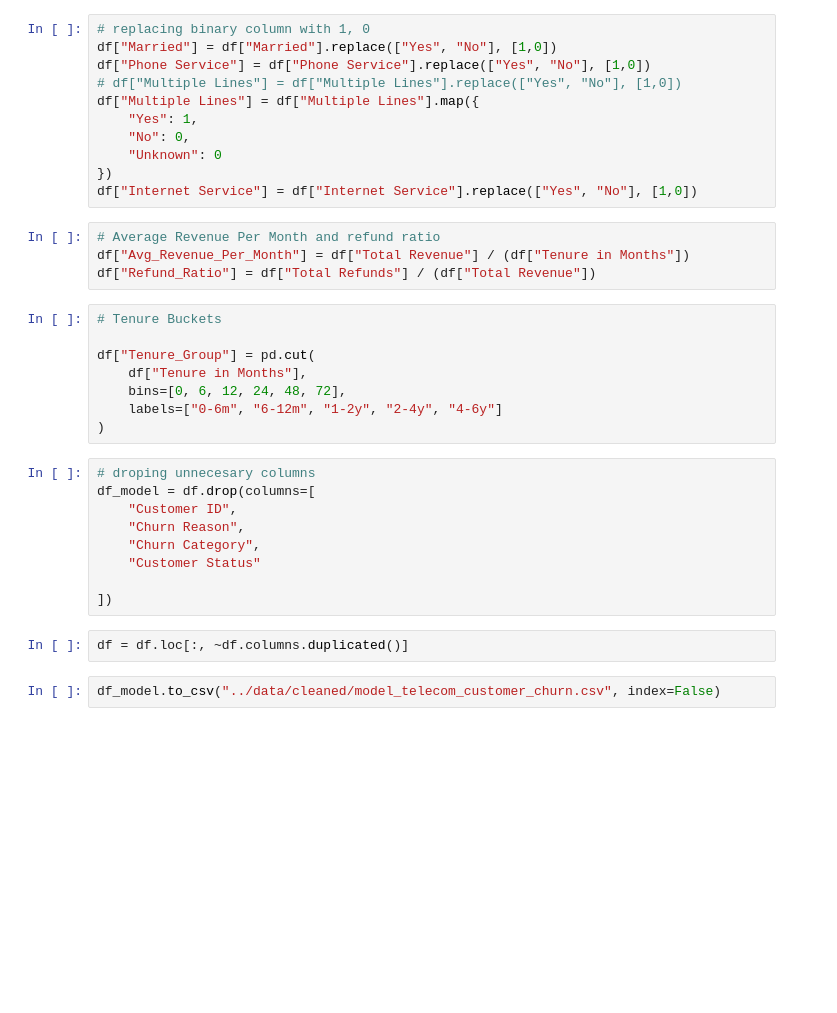
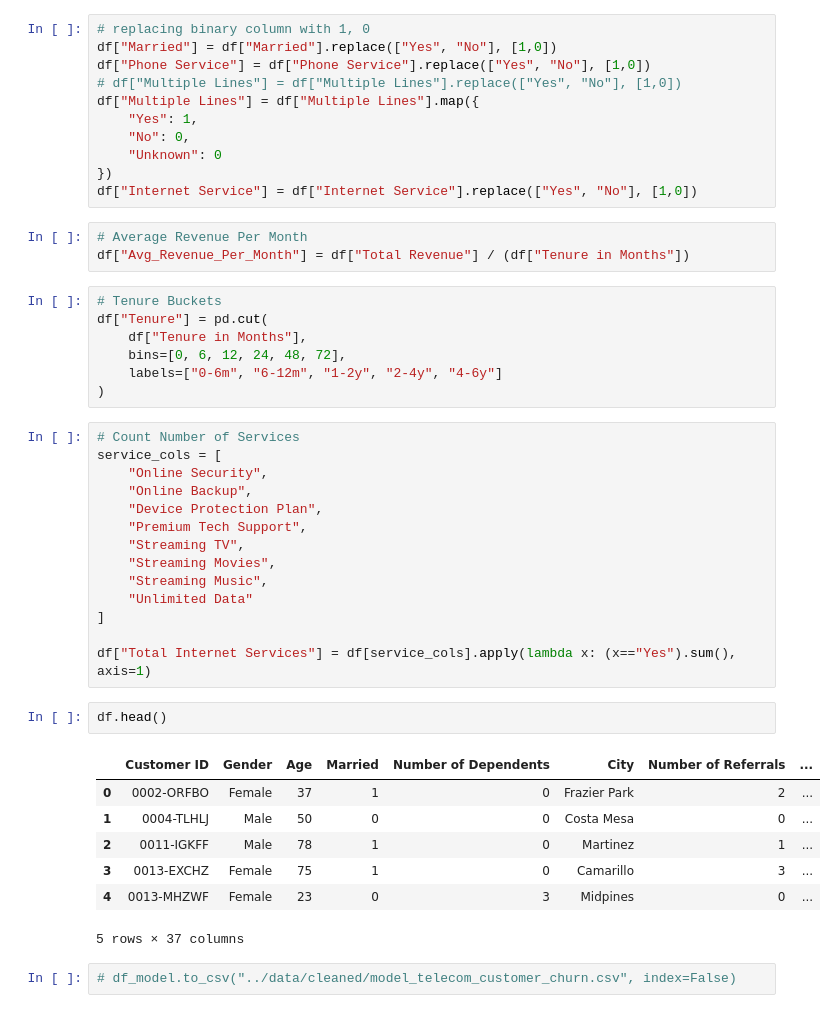
Before and after one commit to kwiver/customer_churn, a Jupyter notebook: notebooks/03_feature_engineering.ipynb, the cells around one changed output. Cells and saved outputs as stored; diff of their text form; blank space fills up the shorter version.

```diff
--- a/notebooks/03_feature_engineering.ipynb
+++ b/notebooks/03_feature_engineering.ipynb
@@ -36,27 +36,38 @@ df["Multiple Lines"] = df["Multiple Lines"].map({
 })
 df["Internet Service"] = df["Internet Service"].replace(["Yes", "No"], [1,0])
 # %%
-# Average Revenue Per Month and refund ratio
+# Average Revenue Per Month
 df["Avg_Revenue_Per_Month"] = df["Total Revenue"] / (df["Tenure in Months"])
-df["Refund_Ratio"] = df["Total Refunds"] / (df["Total Revenue"])
 # %%
 # Tenure Buckets
-
-df["Tenure_Group"] = pd.cut(
+df["Tenure"] = pd.cut(
     df["Tenure in Months"],
     bins=[0, 6, 12, 24, 48, 72],
     labels=["0-6m", "6-12m", "1-2y", "2-4y", "4-6y"]
 )
-# %%
-# droping unnecesary columns
-df_model = df.drop(columns=[
-    "Customer ID",
-    "Churn Reason",
-    "Churn Category",
-    "Customer Status"
-
-])
+# %%
+# Count Number of Services
+service_cols = [
+    "Online Security",
+    "Online Backup",
+    "Device Protection Plan",
+    "Premium Tech Support",
+    "Streaming TV",
+    "Streaming Movies",
+    "Streaming Music",
+    "Unlimited Data"
+]
+
+df["Total Internet Services"] = df[service_cols].apply(lambda x: (x=="Yes").sum(), axis=1)
 # %%
-df = df.loc[:, ~df.columns.duplicated()]
+df.head()
+# %% [output]
+|  | Customer ID | Gender | Age | Married | Number of Dependents | City | Number of Referrals | ... |
+| 0 | 0002-ORFBO | Female | 37 | 1 | 0 | Frazier Park | 2 | ... |
+| 1 | 0004-TLHLJ | Male | 50 | 0 | 0 | Costa Mesa | 0 | ... |
+| 2 | 0011-IGKFF | Male | 78 | 1 | 0 | Martinez | 1 | ... |
+| 3 | 0013-EXCHZ | Female | 75 | 1 | 0 | Camarillo | 3 | ... |
+| 4 | 0013-MHZWF | Female | 23 | 0 | 3 | Midpines | 0 | ... |
+5 rows × 37 columns
 # %%
-df_model.to_csv("../data/cleaned/model_telecom_customer_churn.csv", index=False)
+# df_model.to_csv("../data/cleaned/model_telecom_customer_churn.csv", index=False)
```
Also changed, not shown: parts of 1 cell of this notebook, 5 other files.
